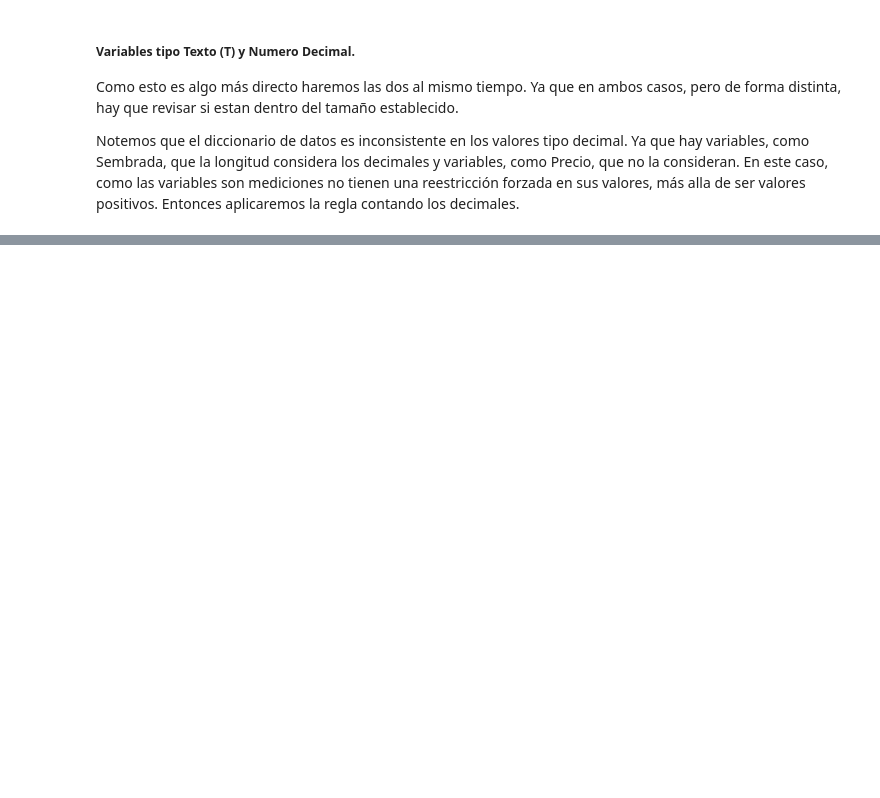
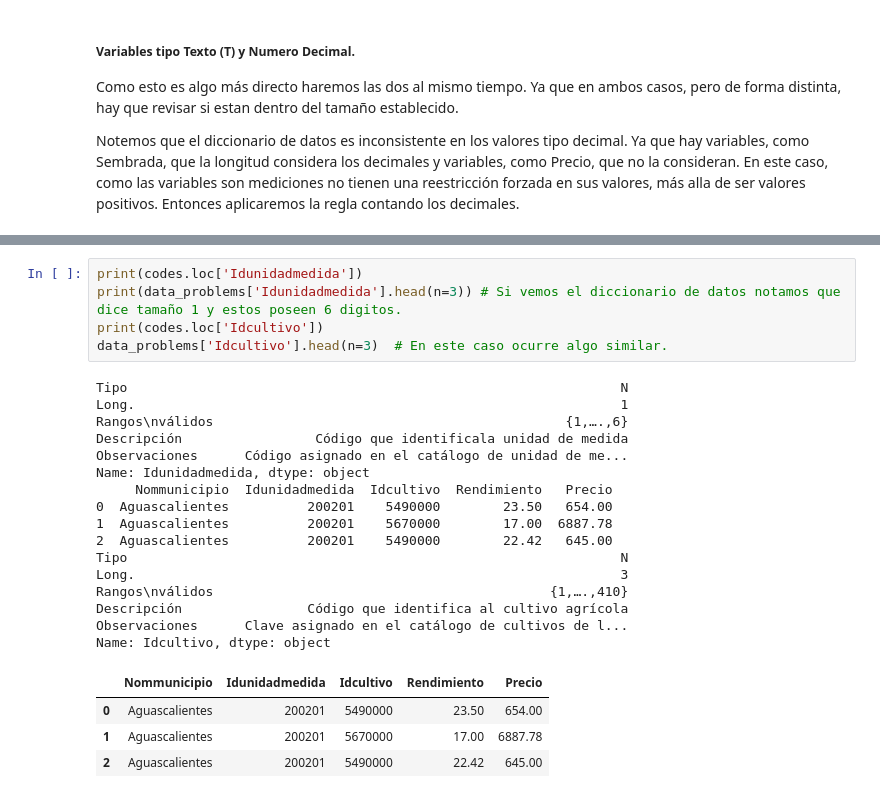
Before and after one commit to MCDagro3/proyecto_agronomia, a Jupyter notebook: notebooks/agroprod_1.ipynb, the cells around one changed output, grey strips where cells are left out. Cells and saved outputs as stored; diff of their text form; blank space fills up the shorter version.

```diff
--- a/notebooks/agroprod_1.ipynb
+++ b/notebooks/agroprod_1.ipynb
@@ -610,0 +700,26 @@ decstr_rules = {catname: lambda x: decimal_guide(x, decimal_vars.loc[catname, 'L
+# %%
+print(codes.loc['Idunidadmedida'])
+print(data_problems['Idunidadmedida'].head(n=3)) # Si vemos el diccionario de datos notamos que dice tamaño 1 y estos poseen 6 digitos.
+print(codes.loc['Idcultivo'])
+data_problems['Idcultivo'].head(n=3)  # En este caso ocurre algo similar.
+# %% [output]
+Tipo                                                               N
+Long.                                                              1
+Rangos\nválidos                                             {1,….,6}
+Descripción                 Código que identificala unidad de medida
+Observaciones      Código asignado en el catálogo de unidad de me...
+Name: Idunidadmedida, dtype: object
+     Nommunicipio  Idunidadmedida  Idcultivo  Rendimiento   Precio
+0  Aguascalientes          200201    5490000        23.50   654.00
+1  Aguascalientes          200201    5670000        17.00  6887.78
+2  Aguascalientes          200201    5490000        22.42   645.00
+Tipo                                                               N
+Long.                                                              3
+Rangos\nválidos                                           {1,….,410}
+Descripción                Código que identifica al cultivo agrícola
+Observaciones      Clave asignado en el catálogo de cultivos de l...
+Name: Idcultivo, dtype: object
+|  | Nommunicipio | Idunidadmedida | Idcultivo | Rendimiento | Precio |
+| 0 | Aguascalientes | 200201 | 5490000 | 23.50 | 654.00 |
+| 1 | Aguascalientes | 200201 | 5670000 | 17.00 | 6887.78 |
+| 2 | Aguascalientes | 200201 | 5490000 | 22.42 | 645.00 |
```
Also changed, not shown: parts of 16 cells of this notebook, 5 other files.
